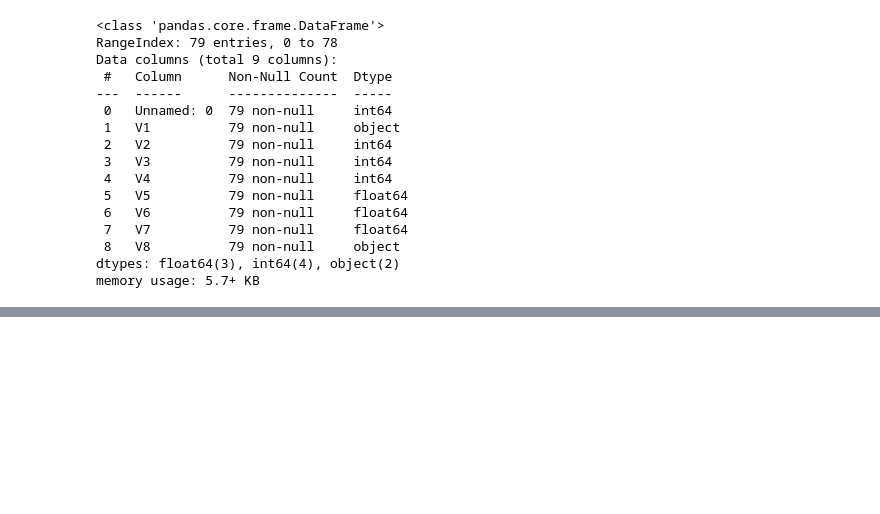
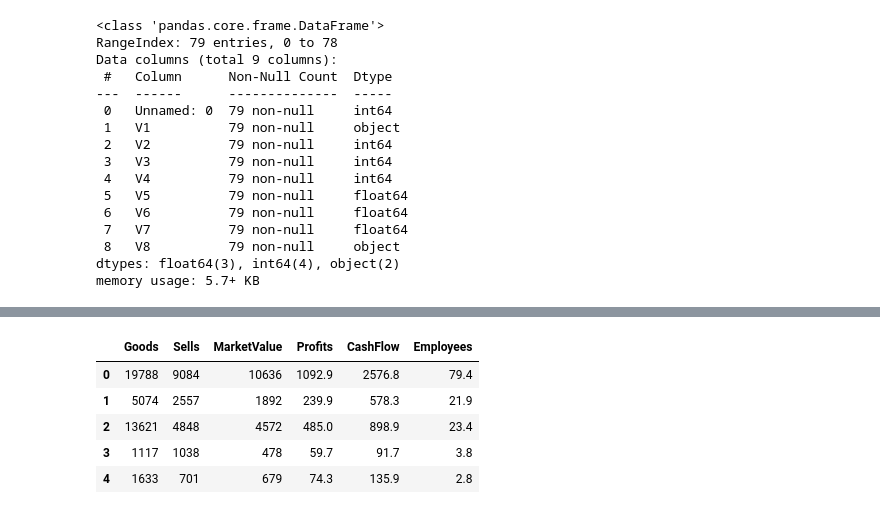
Before and after one commit to MartinSantaGitHub/curso-estadistica-multivariante, a Jupyter notebook: Tareas/tarea_01.ipynb, the cells around one changed output, grey strips where cells are left out. Cells and saved outputs as stored; diff of their text form; code cells hidden in the pictures; blank space fills up the shorter version.

```diff
--- a/Tareas/tarea_01.ipynb
+++ b/Tareas/tarea_01.ipynb
@@ -55,0 +79,10 @@ df.rename(columns = {'V1' : 'Name',
+# %%
+Xf = df.iloc[:,1:7]
+Xf.head()
+# %% [output]
+|  | Goods | Sells | MarketValue | Profits | CashFlow | Employees |
+| 0 | 19788 | 9084 | 10636 | 1092.9 | 2576.8 | 79.4 |
+| 1 | 5074 | 2557 | 1892 | 239.9 | 578.3 | 21.9 |
+| 2 | 13621 | 4848 | 4572 | 485.0 | 898.9 | 23.4 |
+| 3 | 1117 | 1038 | 478 | 59.7 | 91.7 | 3.8 |
+| 4 | 1633 | 701 | 679 | 74.3 | 135.9 | 2.8 |
```
Also changed, not shown: parts of 5 cells of this notebook.
